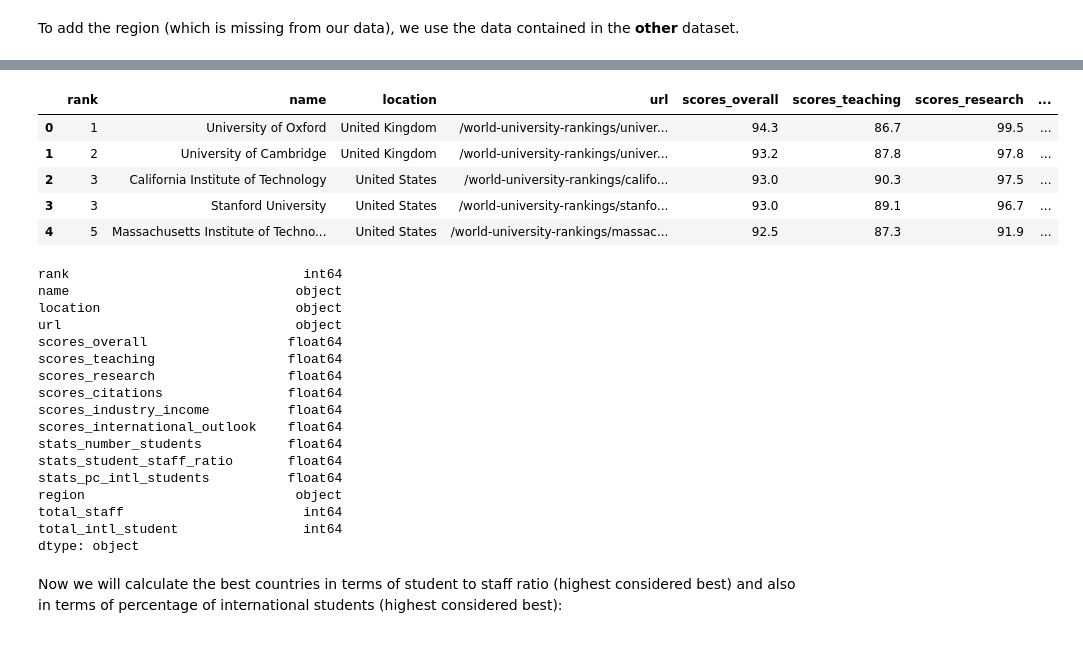
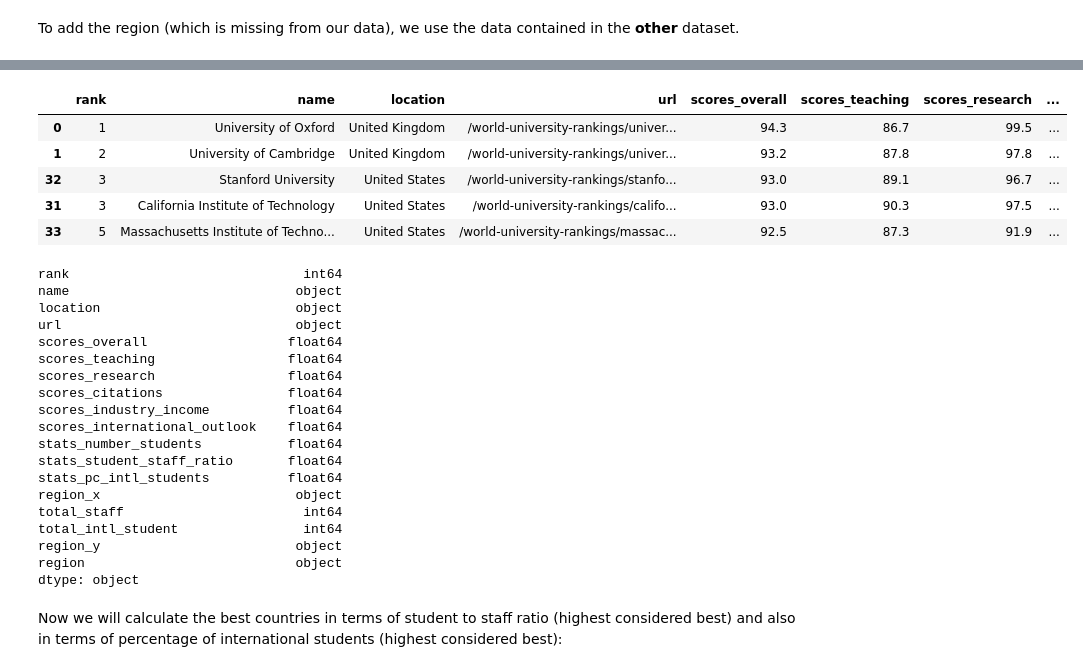
Before and after one commit to odorgergo/ada-rag, a Jupyter notebook: HW2/THE_Data.ipynb, the cells around one changed output, grey strips where cells are left out. Saved outputs shown, nothing was run; the diff lists cells and outputs as text; code cells hidden in the pictures.

```diff
--- a/HW2/THE_Data.ipynb
+++ b/HW2/THE_Data.ipynb
@@ -111,11 +114,13 @@ ranking_complete['region'] = region
 ranking_complete['total_staff'] = (ranking_complete['stats_number_students']/ranking_complete['stats_student_staff_ratio']).astype(int)
 ranking_complete['total_intl_student'] = (ranking_complete['stats_number_students']*ranking_complete['stats_pc_intl_students']).astype(int)
 
-# topunis_data=topunis_data.loc[0:199]
-# ranking_w_region = pd.merge(ranking_complete, topunis_data[['country', 'region']].drop_duplicates(), left_on='location', right_on='country').drop('country', axis=1)
-# ranking_w_region = ranking_w_region.sort_values(ascending=[True], by=['rank'])
-# ranking_w_region['total_staff'] = (ranking_w_region['stats_number_students']/ranking_w_region['stats_student_staff_ratio']).astype(int)
-# ranking_w_region['total_intl_student'] = (ranking_w_region['stats_number_students']*ranking_w_region['stats_pc_intl_students']).astype(int)
+topunis_data=topunis_data.loc[0:199]
+ranking_w_region = pd.merge(ranking_complete, topunis_data[['country', 'region']].drop_duplicates(), left_on='location', right_on='country').drop('country', axis=1)
+ranking_w_region = ranking_w_region.sort_values(ascending=[True], by=['rank'])
+ranking_w_region['total_staff'] = (ranking_w_region['stats_number_students']/ranking_w_region['stats_student_staff_ratio']).astype(int)
+ranking_w_region['total_intl_student'] = (ranking_w_region['stats_number_students']*ranking_w_region['stats_pc_intl_students']).astype(int)
+ranking_w_region['region'] = ranking_w_region['region_x']
+ranking_w_region.drop(['region_x','region_y'],axis=1)
 # %% [output]
 A value is trying to be set on a copy of a slice from a DataFrame.
 Try using .loc[row_indexer,col_indexer] = value instead
@@ -134,12 +157,12 @@ See the caveats in the documentation: http://pandas.pydata.org/pandas-docs/stabl
 # %%
-ranking_complete.head()
+ranking_w_region.head()
 # %% [output]
 |  | rank | name | location | url | scores_overall | scores_teaching | scores_research | ... |
 | 0 | 1 | University of Oxford | United Kingdom | /world-university-rankings/univer... | 94.3 | 86.7 | 99.5 | ... |
 | 1 | 2 | University of Cambridge | United Kingdom | /world-university-rankings/univer... | 93.2 | 87.8 | 97.8 | ... |
-| 2 | 3 | California Institute of Technology | United States | /world-university-rankings/califo... | 93.0 | 90.3 | 97.5 | ... |
-| 3 | 3 | Stanford University | United States | /world-university-rankings/stanfo... | 93.0 | 89.1 | 96.7 | ... |
-| 4 | 5 | Massachusetts Institute of Techno... | United States | /world-university-rankings/massac... | 92.5 | 87.3 | 91.9 | ... |
+| 32 | 3 | Stanford University | United States | /world-university-rankings/stanfo... | 93.0 | 89.1 | 96.7 | ... |
+| 31 | 3 | California Institute of Technology | United States | /world-university-rankings/califo... | 93.0 | 90.3 | 97.5 | ... |
+| 33 | 5 | Massachusetts Institute of Techno... | United States | /world-university-rankings/massac... | 92.5 | 87.3 | 91.9 | ... |
 # %%
 ranking_w_region.dtypes
 # %% [output]
@@ -156,9 +179,11 @@ scores_international_outlook    float64
 stats_number_students           float64
 stats_student_staff_ratio       float64
 stats_pc_intl_students          float64
-region                           object
+region_x                         object
 total_staff                       int64
 total_intl_student                int64
+region_y                         object
+region                           object
 dtype: object
 # %% [markdown]
 Now we will calculate the best countries in terms of student to staff ratio (highest considered best) and also in terms of percentage of international students (highest considered best):
```
Also changed, not shown: parts of 5 cells of this notebook, 2 other files.
